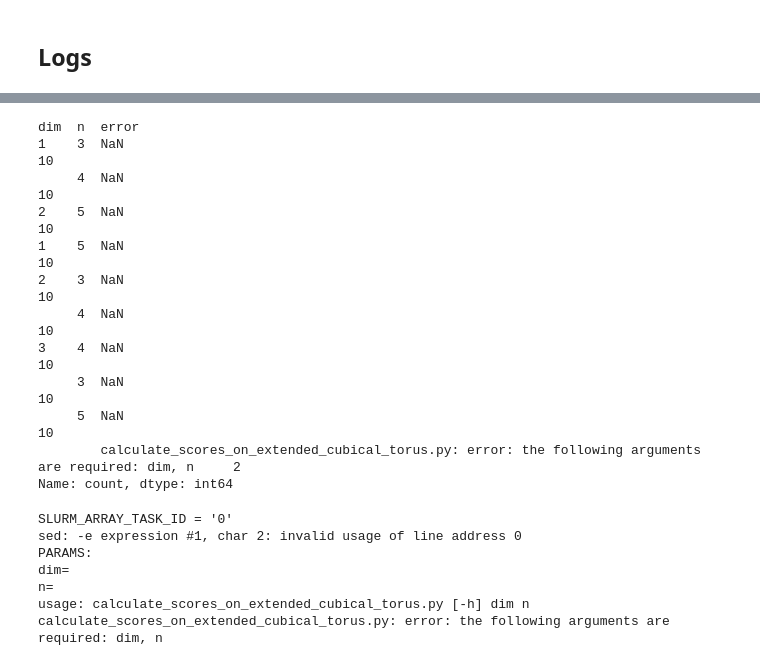
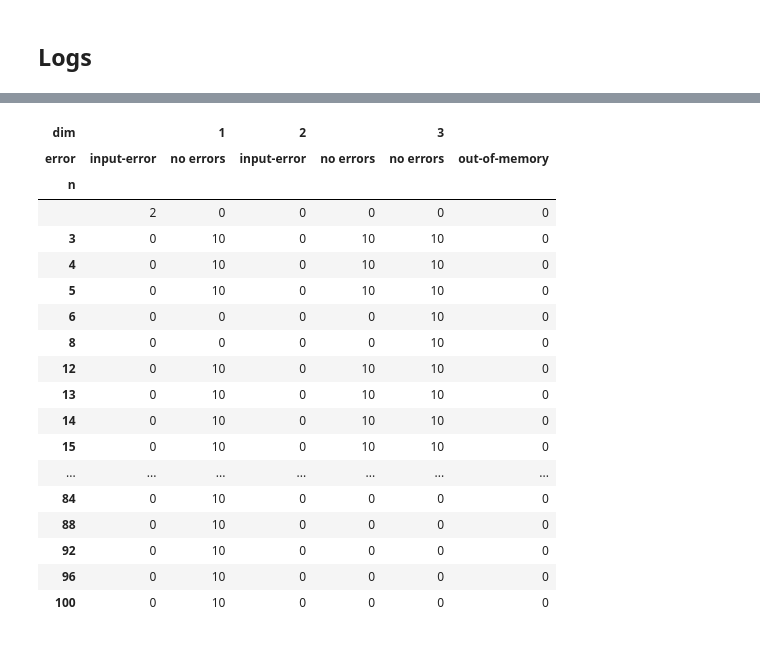
Before and after one commit to zimfv/depth-poset, a Jupyter notebook: notebooks/Logs - Barycentric Cubical Tori-Extended1.ipynb, the cells around one changed output, grey strips where cells are left out. Cells and saved outputs as stored; diff of their text form; code cells hidden in the pictures.

```diff
--- a/notebooks/Logs - Barycentric Cubical Tori-Extended1.ipynb
+++ b/notebooks/Logs - Barycentric Cubical Tori-Extended1.ipynb
@@ -100,25 +111,32 @@ df_logs_scores.shape = (92, 6)
 # %%
-df_logs_scores[['dim', 'n', 'error']].value_counts(dropna=False)
+df_errors = df_logs_scores[['dim', 'n', 'error']].value_counts()
+df_errors = df_errors.reset_index()
+df_errors = df_errors.pivot_table(columns=['dim', 'error'], index='n', values='count')
+df_errors = df_errors.fillna(0).astype('Int32')
+
+def sort_key(index):
+    index = index.strip()
+    return (0, 0) if index == '' else (1, int(index))
+df_errors = df_errors.loc[sorted(df_errors.index, key=sort_key)]
+
+df_errors
 # %% [output]
-dim  n  error
-1    3  NaN                                                                                                   10
-     4  NaN                                                                                                   10
-2    5  NaN                                                                                                   10
-1    5  NaN                                                                                                   10
-2    3  NaN                                                                                                   10
-     4  NaN                                                                                                   10
-3    4  NaN                                                                                                   10
-     3  NaN                                                                                                   10
-     5  NaN                                                                                                   10
-        calculate_scores_on_extended_cubical_torus.py: error: the following arguments are required: dim, n     2
-Name: count, dtype: int64
+| dim |  | 1 | 2 |  | 3 |  |
+| error | input-error | no errors | input-error | no errors | no errors | out-of-memory |
+| n |  |  |  |  |  |  |
+|  | 2 | 0 | 0 | 0 | 0 | 0 |
+| 3 | 0 | 10 | 0 | 10 | 10 | 0 |
+| 4 | 0 | 10 | 0 | 10 | 10 | 0 |
+| 5 | 0 | 10 | 0 | 10 | 10 | 0 |
+| 6 | 0 | 0 | 0 | 0 | 10 | 0 |
+| 8 | 0 | 0 | 0 | 0 | 10 | 0 |
+| 12 | 0 | 10 | 0 | 10 | 10 | 0 |
+| 13 | 0 | 10 | 0 | 10 | 10 | 0 |
+| 14 | 0 | 10 | 0 | 10 | 10 | 0 |
+| 15 | 0 | 10 | 0 | 10 | 10 | 0 |
+| ... | ... | ... | ... | ... | ... | ... |
+| 84 | 0 | 10 | 0 | 0 | 0 | 0 |
+| 88 | 0 | 10 | 0 | 0 | 0 | 0 |
+| 92 | 0 | 10 | 0 | 0 | 0 | 0 |
+| 96 | 0 | 10 | 0 | 0 | 0 | 0 |
+| 100 | 0 | 10 | 0 | 0 | 0 | 0 |
-# %%
-print(df_logs_scores[~df_logs_scores['error'].isna()]['log'].iloc[0])
-# %% [output]
-SLURM_ARRAY_TASK_ID = '0'
-sed: -e expression #1, char 2: invalid usage of line address 0
-PARAMS:
-dim=
-n=
-usage: calculate_scores_on_extended_cubical_torus.py [-h] dim n
-calculate_scores_on_extended_cubical_torus.py: error: the following arguments are required: dim, n
```
Also changed, not shown: parts of 2 cells of this notebook, 4 other files.
